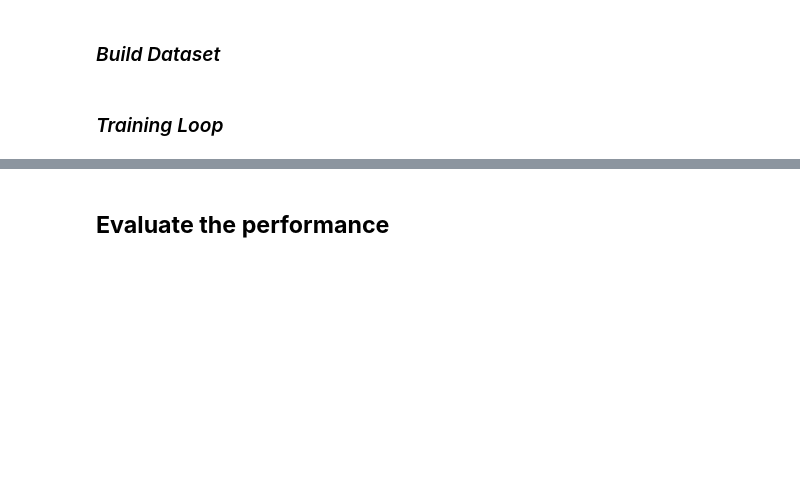
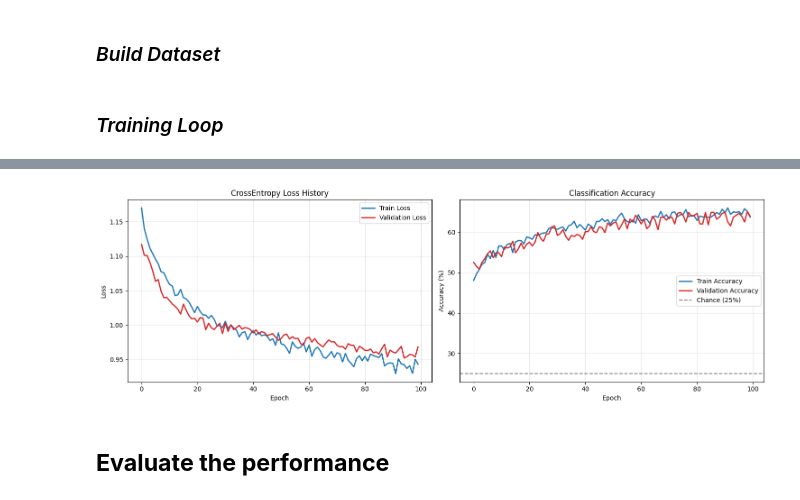
Before and after one commit to MNR-MarcosOriolPagonabarraga-projects/HMI-EEGMovementClassification, a Jupyter notebook: notebooks/dl_approach.ipynb, the cells around one changed output, grey strips where cells are left out. Cells and saved outputs as stored; diff of their text form; code cells hidden in the pictures; blank space fills up the shorter version.

```diff
--- a/notebooks/dl_approach.ipynb
+++ b/notebooks/dl_approach.ipynb
@@ -247,2 +299,8 @@ for epoch in range(num_epochs):
+# %%
+from src.utils import plot_history
+
+plot_history(history)
+# %% [output]
+[figure, added]
 # %% [markdown]
 ## **Evaluate the performance**
```
Also changed, not shown: parts of 6 cells of this notebook, 13 other files.
